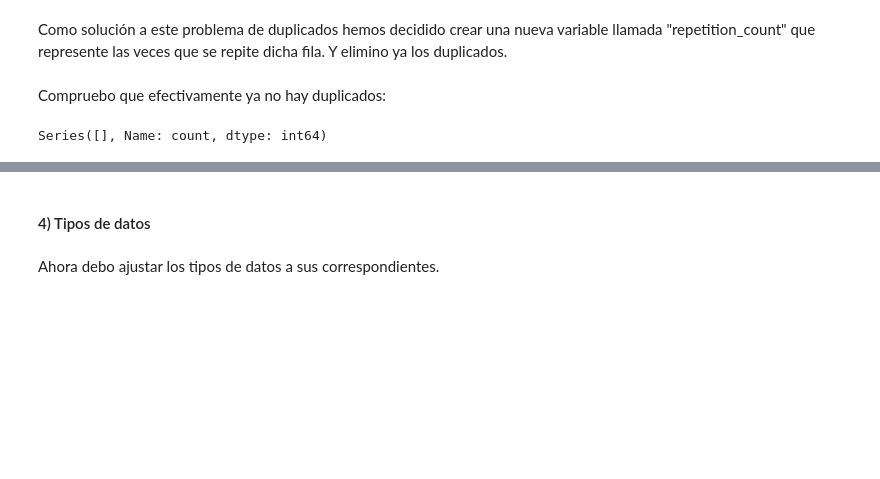
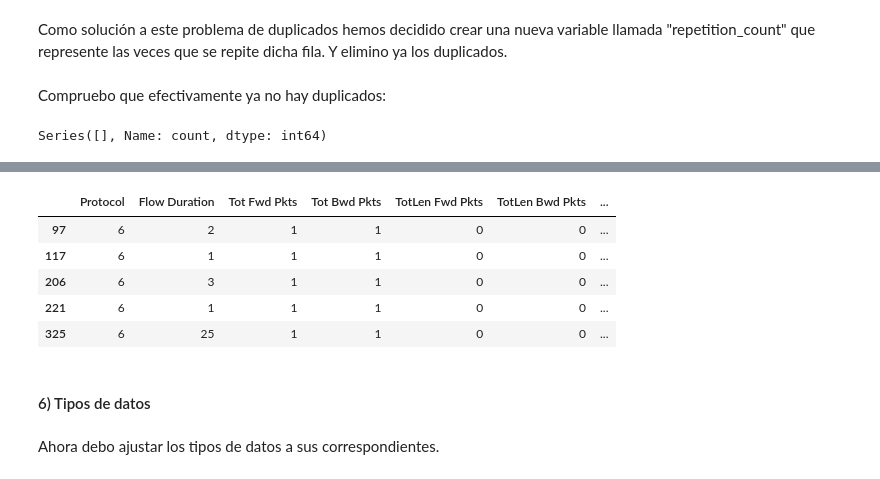
Before and after one commit to Axton-Industries/IDS-based-on-machine-learning-techniques, a Jupyter notebook: notebooks/02_preprocessing.ipynb, the cells around one changed output, grey strips where cells are left out. Saved outputs shown, nothing was run; the diff lists cells and outputs as text; code cells hidden in the pictures; blank space fills up the shorter version.

```diff
--- a/notebooks/02_preprocessing.ipynb
+++ b/notebooks/02_preprocessing.ipynb
@@ -155,5 +208,14 @@ Series([], Name: count, dtype: int64)
+# %%
+df[conflict_mask].head()
+# %% [output]
+|  | Protocol | Flow Duration | Tot Fwd Pkts | Tot Bwd Pkts | TotLen Fwd Pkts | TotLen Bwd Pkts | ... |
+| 97 | 6 | 2 | 1 | 1 | 0 | 0 | ... |
+| 117 | 6 | 1 | 1 | 1 | 0 | 0 | ... |
+| 206 | 6 | 3 | 1 | 1 | 0 | 0 | ... |
+| 221 | 6 | 1 | 1 | 1 | 0 | 0 | ... |
+| 325 | 6 | 25 | 1 | 1 | 0 | 0 | ... |
 # %% [markdown]
-#### 4) Tipos de datos
+#### 6) Tipos de datos
 # %% [markdown]
 Ahora debo ajustar los tipos de datos a sus correspondientes.
 # %%
```
Also changed, not shown: parts of 24 cells of this notebook.
